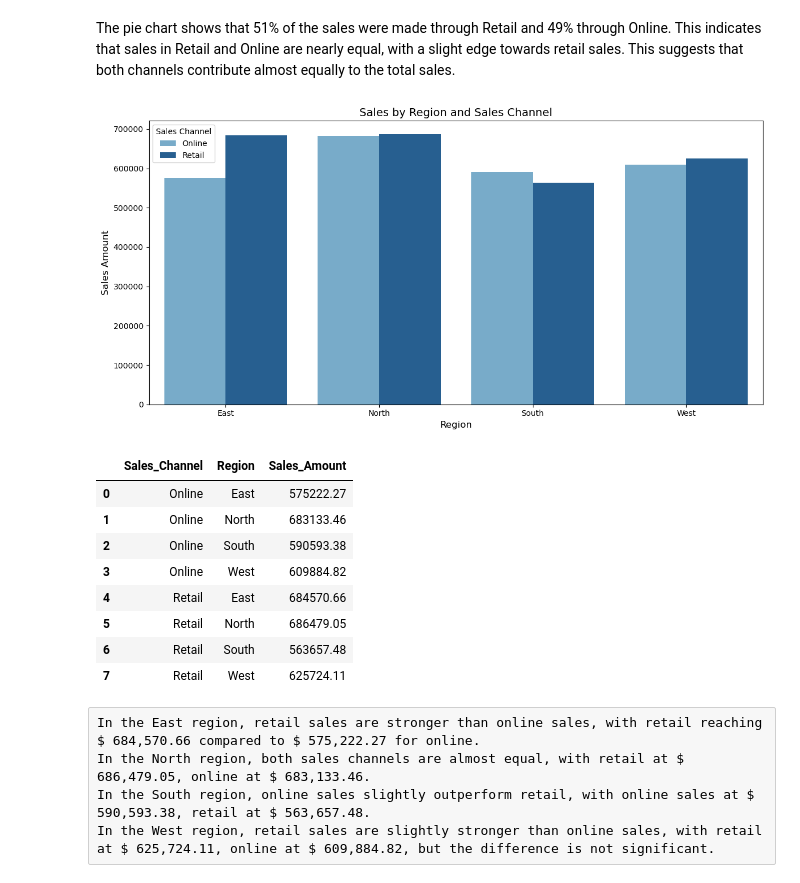
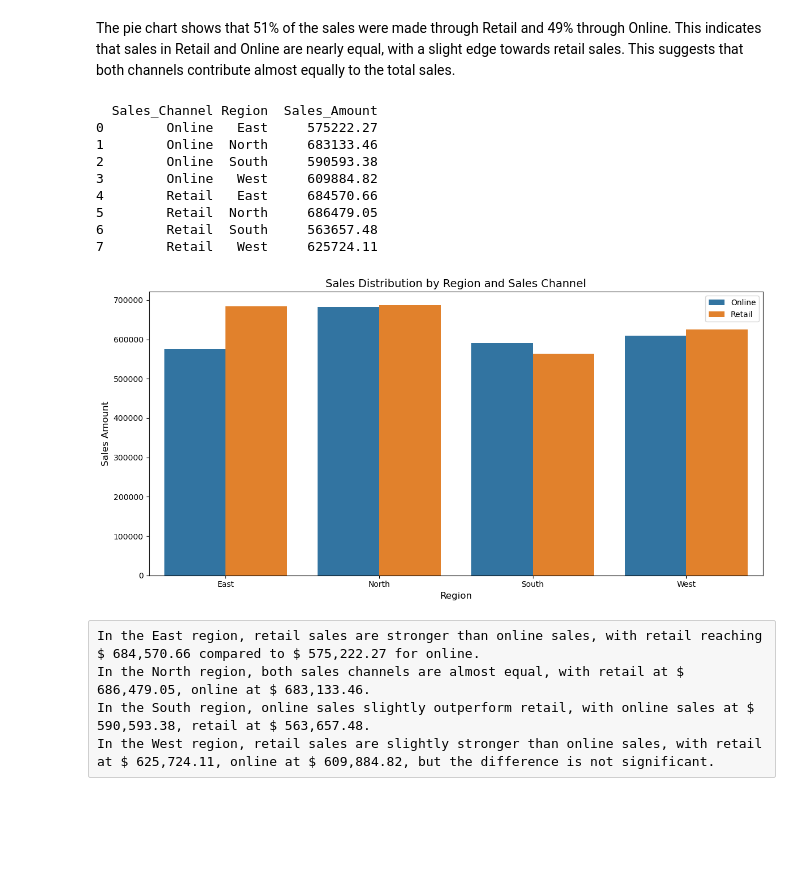
Before and after one commit to isabelrodriguess/Sales-Analytics-And-Predictive-Modeling, a Jupyter notebook: Sales_project.ipynb, the cells around one changed output. Cells and saved outputs as stored; diff of their text form; code cells hidden in the pictures; blank space fills up the shorter version.

```diff
--- a/Sales_project.ipynb
+++ b/Sales_project.ipynb
@@ -298,0 +310,20 @@ East's total profit is slightly bigger than the profit margin. North's profit is
+# %%
+data['Total_Profit'] = (data['Unit_Price'] - data['Unit_Cost']) * data['Quantity_Sold']
+data['Profit_Margin'] = (data['Total_Profit'] / data['Sales_Amount']) * 100
+
+total_profit_region = data.groupby('Region')['Total_Profit'].sum()
+total_profit_region = total_profit_region.sort_values(ascending=False)
+
+plt.figure(figsize=(12, 6))
+ax = sns.barplot(x=total_profit_region.values, y=total_profit_region.index, palette="Set2", hue=total_profit_region.index,  errorbar=None, width=0.5)
+
+for i in range(len(total_profit_region)):
+    ax.text(total_profit_region.values[i] / 2, i, f'{total_profit_region.values[i]:,.0f}', ha='center', va='center', fontsize=12, color='black')
+
+ax.set_ylabel('')
+ax.tick_params(axis='x', labelsize=10)
+ax.tick_params(axis='y', labelsize=10)
+ax.set_xticklabels([])
+plt.title('Total Profit by Region', fontsize=16)
+plt.tight_layout()
+plt.show()
@@ -644,29 +762,28 @@ Name: Sales_Amount, dtype: float64
 The pie chart shows that 51% of the sales were made through Retail and 49% through Online. This indicates that sales in Retail and Online are nearly equal, with a slight edge towards retail sales. This suggests that both channels contribute almost equally to the total sales.
 # %%
 sales_channel_region = data.groupby(['Sales_Channel', 'Region'])['Sales_Amount'].sum().reset_index()
-color_palette = [ "#6baed6","#1560A1"]
+color_palette = ['#1f77b4', '#ff7f0e']
+print(sales_channel_region)
 
 plt.figure(figsize=(12, 6))
 sns.barplot(x='Region', y='Sales_Amount', hue='Sales_Channel', data=sales_channel_region, palette=color_palette)
-
-plt.title('Sales by Region and Sales Channel', fontsize=14)
+plt.title('Sales Distribution by Region and Sales Channel', fontsize=14)
 plt.xlabel('Region', fontsize=12)
 plt.ylabel('Sales Amount', fontsize=12)
-plt.legend(title='Sales Channel')
+plt.legend()
 plt.tight_layout()
 plt.show()
-sales_channel_region
 # %% [output]
+  Sales_Channel Region  Sales_Amount
+0        Online   East     575222.27
+1        Online  North     683133.46
+2        Online  South     590593.38
+3        Online   West     609884.82
+4        Retail   East     684570.66
+5        Retail  North     686479.05
+6        Retail  South     563657.48
+7        Retail   West     625724.11
-[figure, old version]
+[figure, new version]
-|  | Sales_Channel | Region | Sales_Amount |
-| 0 | Online | East | 575222.27 |
-| 1 | Online | North | 683133.46 |
-| 2 | Online | South | 590593.38 |
-| 3 | Online | West | 609884.82 |
-| 4 | Retail | East | 684570.66 |
-| 5 | Retail | North | 686479.05 |
-| 6 | Retail | South | 563657.48 |
-| 7 | Retail | West | 625724.11 |
 # %% [raw]
 In the East region, retail sales are stronger than online sales, with retail reaching $ 684,570.66 compared to $ 575,222.27 for online.
 In the North region, both sales channels are almost equal, with retail at $ 686,479.05, online at $ 683,133.46.
```
Also changed, not shown: parts of 97 cells of this notebook.
